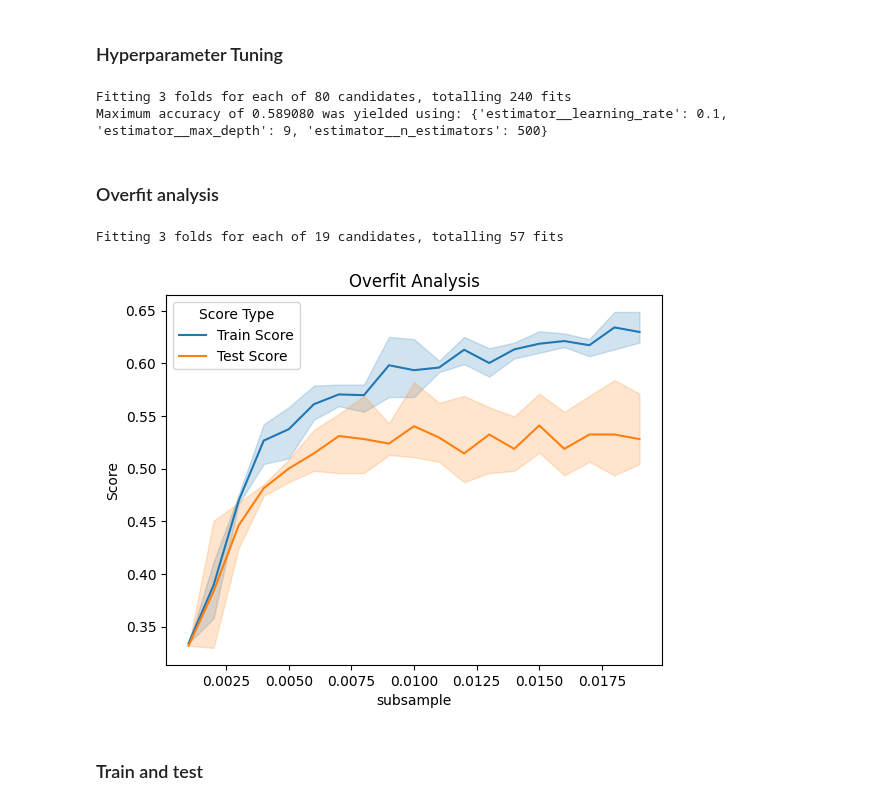
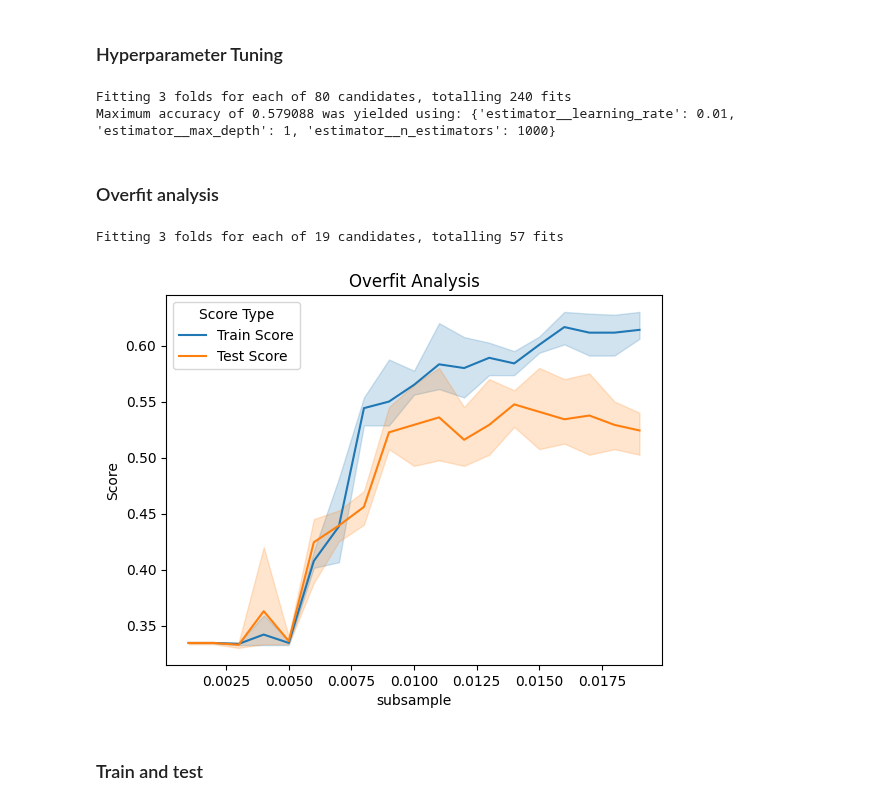
Before and after one commit to babakmahmoudian/la_liga, a Jupyter notebook: 02_01_ml_ordinary.ipynb, the cells around one changed output. Cells and saved outputs as stored; diff of their text form; code cells hidden in the pictures.

```diff
--- a/02_01_ml_ordinary.ipynb
+++ b/02_01_ml_ordinary.ipynb
@@ -7,10 +7,10 @@ import matplotlib.pyplot as plt
 %matplotlib inline
 # %%
 hyper_param_tuning = {
-    'KNN': True,
-    'LR': True,
-    'RF': True,
-    'XGBoost': True,
+    'KNN': False,
+    'LR': False,
+    'RF': False,
+    'XGBoost': False,
     'SVM': True,
     'MLP': True,
 }
@@ -330,23 +333,23 @@ if hyper_param_tuning['XGBoost']:
     grid_search(XGBClassifier(), hyper_params)
 # %% [output]
 Fitting 3 folds for each of 80 candidates, totalling 240 fits
-Maximum accuracy of 0.589080 was yielded using: {'estimator__learning_rate': 0.1, 'estimator__max_depth': 9, 'estimator__n_estimators': 500}
+Maximum accuracy of 0.579088 was yielded using: {'estimator__learning_rate': 0.01, 'estimator__max_depth': 1, 'estimator__n_estimators': 1000}
 # %% [markdown]
 ### Overfit analysis
 # %%
 from xgboost import XGBClassifier
 
 if hyper_param_tuning['XGBoost']:
     overfit_analysis(
         XGBClassifier(
-            learning_rate=0.1,
-            max_depth=9,
-            n_estimators=500,),
+            learning_rate=0.01,
+            max_depth=1,
+            n_estimators=1000,),
         'estimator__subsample',
         np.arange(.001, .02, .001))
 # %% [output]
 Fitting 3 folds for each of 19 candidates, totalling 57 fits
-[figure, old version]
+[figure, new version]
 # %% [markdown]
 ### Train and test
 # %%
```
Also changed, not shown: parts of 9 cells of this notebook, 4 other files.
